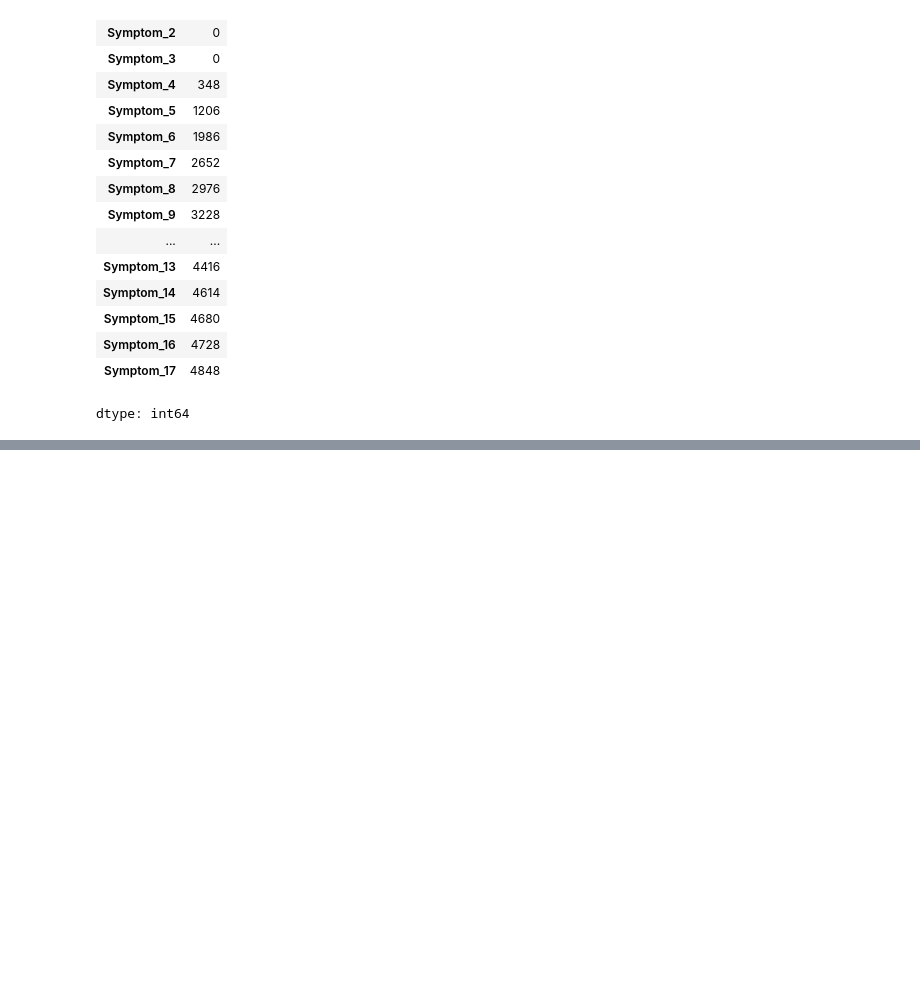
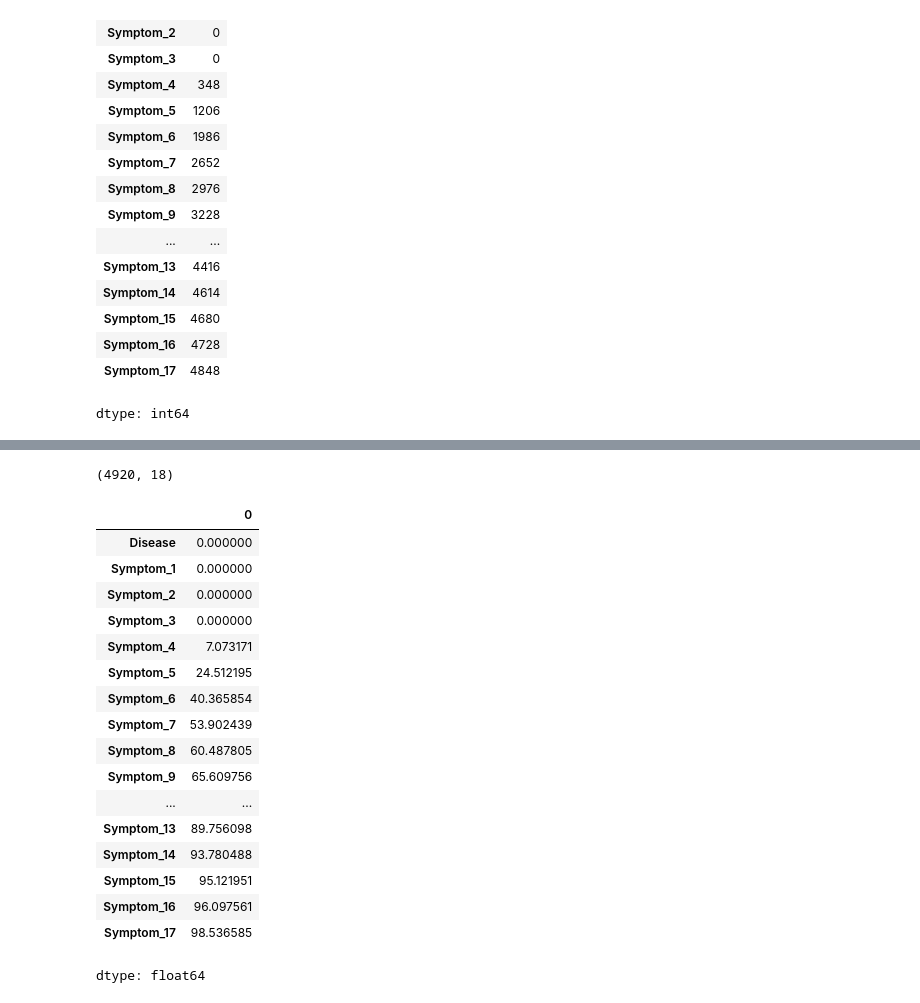
Before and after one commit to ravanalizade/AI-Doctor, a Jupyter notebook: symptom_checker.ipynb, the cells around one changed output, grey strips where cells are left out. Drawn from its saved outputs; the diff is of its cells as text; code cells hidden in the pictures; blank space fills up the shorter version.

```diff
--- a/symptom_checker.ipynb
+++ b/symptom_checker.ipynb
@@ -45,0 +95,25 @@ dtype: int64
+# %%
+smp.shape
+# %% [output]
+(4920, 18)
+# %%
+smp.isnull().sum()/smp.shape[0]*100
+# %% [output]
+|  | 0 |
+| Disease | 0.000000 |
+| Symptom_1 | 0.000000 |
+| Symptom_2 | 0.000000 |
+| Symptom_3 | 0.000000 |
+| Symptom_4 | 7.073171 |
+| Symptom_5 | 24.512195 |
+| Symptom_6 | 40.365854 |
+| Symptom_7 | 53.902439 |
+| Symptom_8 | 60.487805 |
+| Symptom_9 | 65.609756 |
+| ... | ... |
+| Symptom_13 | 89.756098 |
+| Symptom_14 | 93.780488 |
+| Symptom_15 | 95.121951 |
+| Symptom_16 | 96.097561 |
+| Symptom_17 | 98.536585 |
+dtype: float64
```
Also changed, not shown: parts of 14 cells of this notebook.
